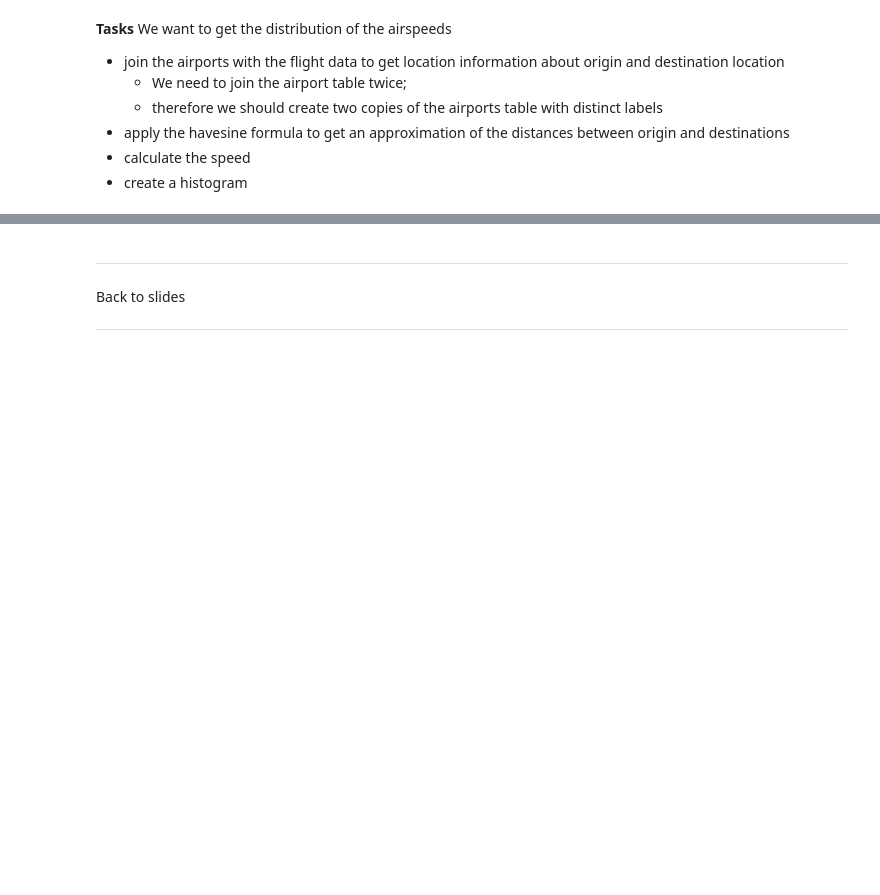
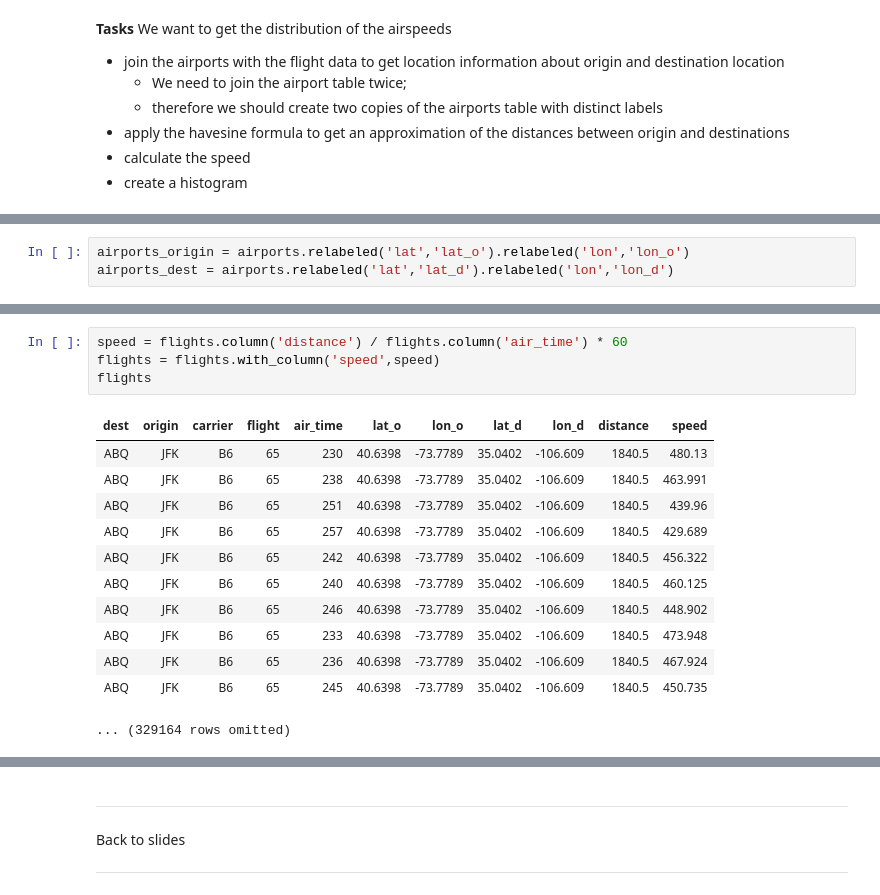
Before and after one commit to ucsb-ds/cmpsc5a-w24-public, a Jupyter notebook: lec-notebooks/lec11_table_examples.ipynb, the cells around one changed output, grey strips where cells are left out. Drawn from its saved outputs; the diff is of its cells as text; blank space fills up the shorter version.

```diff
--- a/lec-notebooks/lec11_table_examples.ipynb
+++ b/lec-notebooks/lec11_table_examples.ipynb
@@ -56,0 +139,3 @@ We want to get the distribution of the airspeeds
+# %%
+airports_origin = airports.relabeled('lat','lat_o').relabeled('lon','lon_o')
+airports_dest = airports.relabeled('lat','lat_d').relabeled('lon','lon_d')
@@ -56,0 +178,17 @@ We want to get the distribution of the airspeeds
+# %%
+speed = flights.column('distance') / flights.column('air_time') * 60
+flights = flights.with_column('speed',speed)
+flights
+# %% [output]
+| dest | origin | carrier | flight | air_time | lat_o | lon_o | lat_d | lon_d | distance | speed |
+| ABQ | JFK | B6 | 65 | 230 | 40.6398 | -73.7789 | 35.0402 | -106.609 | 1840.5 | 480.13 |
+| ABQ | JFK | B6 | 65 | 238 | 40.6398 | -73.7789 | 35.0402 | -106.609 | 1840.5 | 463.991 |
+| ABQ | JFK | B6 | 65 | 251 | 40.6398 | -73.7789 | 35.0402 | -106.609 | 1840.5 | 439.96 |
+| ABQ | JFK | B6 | 65 | 257 | 40.6398 | -73.7789 | 35.0402 | -106.609 | 1840.5 | 429.689 |
+| ABQ | JFK | B6 | 65 | 242 | 40.6398 | -73.7789 | 35.0402 | -106.609 | 1840.5 | 456.322 |
+| ABQ | JFK | B6 | 65 | 240 | 40.6398 | -73.7789 | 35.0402 | -106.609 | 1840.5 | 460.125 |
+| ABQ | JFK | B6 | 65 | 246 | 40.6398 | -73.7789 | 35.0402 | -106.609 | 1840.5 | 448.902 |
+| ABQ | JFK | B6 | 65 | 233 | 40.6398 | -73.7789 | 35.0402 | -106.609 | 1840.5 | 473.948 |
+| ABQ | JFK | B6 | 65 | 236 | 40.6398 | -73.7789 | 35.0402 | -106.609 | 1840.5 | 467.924 |
+| ABQ | JFK | B6 | 65 | 245 | 40.6398 | -73.7789 | 35.0402 | -106.609 | 1840.5 | 450.735 |
+... (329164 rows omitted)
```
Also changed, not shown: parts of 11 cells of this notebook, 1 other file.
